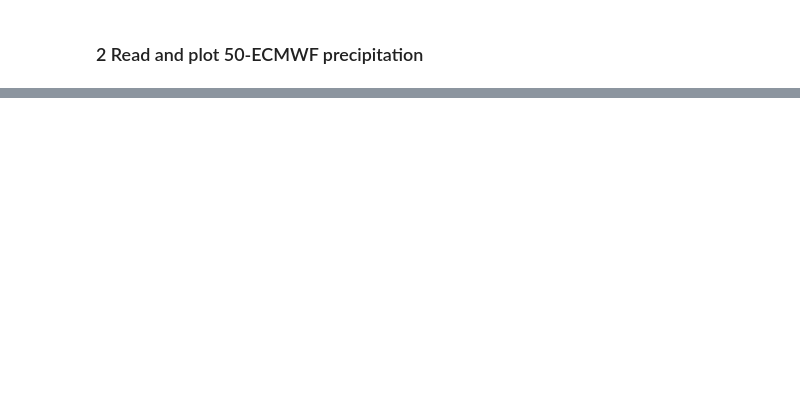
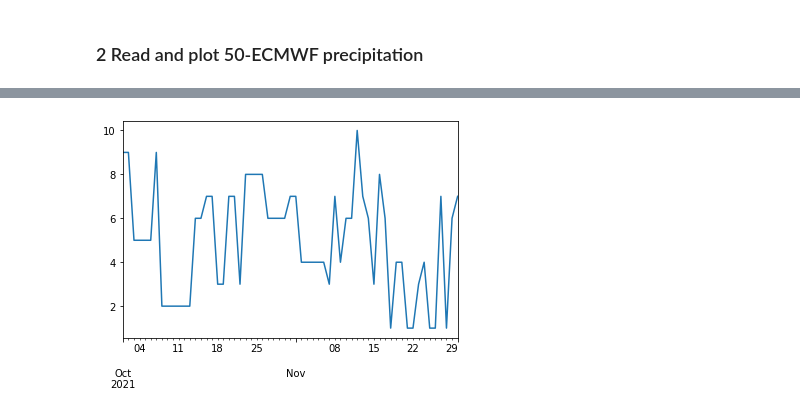
Before and after one commit to ming80302/SOARS, a Jupyter notebook: rd_csv_soar.ipynb, the cells around one changed output, grey strips where cells are left out. Saved outputs shown, nothing was run; the diff lists cells and outputs as text; code cells hidden in the pictures; blank space fills up the shorter version.

```diff
--- a/rd_csv_soar.ipynb
+++ b/rd_csv_soar.ipynb
@@ -70,0 +106,6 @@ df_prism.prec.plot(color='black')
+# %%
+# convert date index to DateTime index for the plot of x-axis
+df_era5.index = pd.to_datetime(df_era5.index)
+df_era5.WT.plot();
+# %% [output]
+[figure, added]
```
Also changed, not shown: parts of 11 cells of this notebook.
